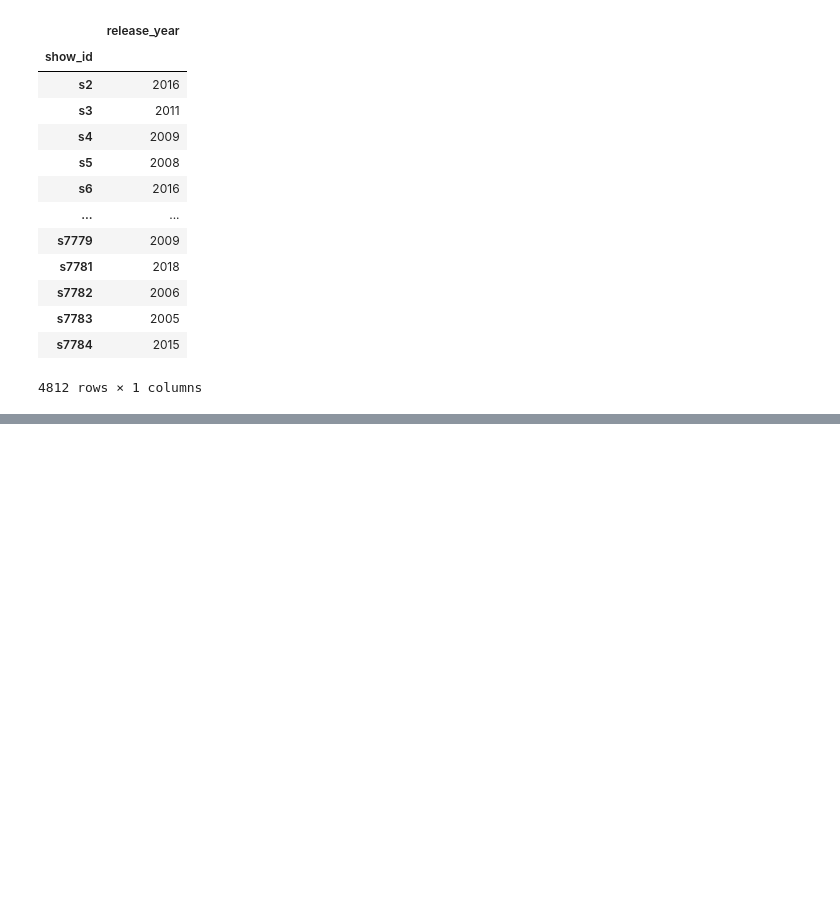
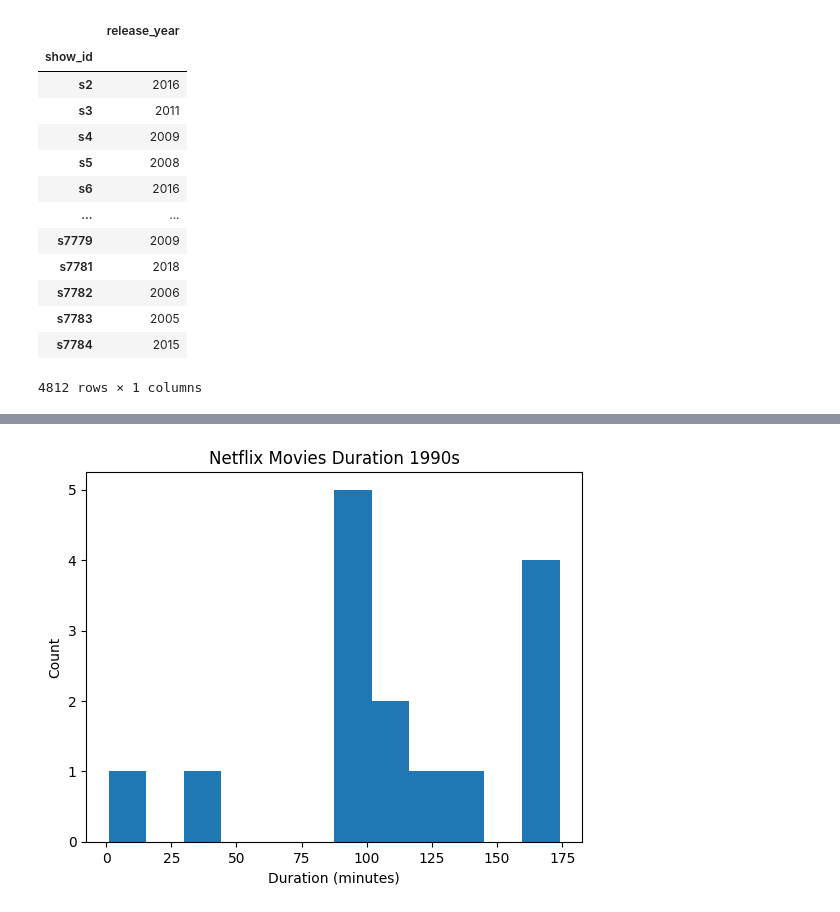
Before and after one commit to engjoaofaro/netflix_case_datacamp, a Jupyter notebook: notebook.ipynb, the cells around one changed output, grey strips where cells are left out. Cells and saved outputs as stored; diff of their text form; code cells hidden in the pictures; blank space fills up the shorter version.

```diff
--- a/notebook.ipynb
+++ b/notebook.ipynb
@@ -108,3 +110,13 @@ movies
 | s7163 | Movie | Total Recall | Paul Verhoeven | Arnold Schwarzenegger, Rachel Tic... | United States | July 1, 2020 | 1990 | 114 | After getting a memory implant, w... | ... |
 | s7208 | Movie | Tremors | Ron Underwood | Kevin Bacon, Fred Ward, Finn Cart... | United States | January 1, 2020 | 1990 | 96 | After a seismologist gets unusual... | ... |
 | s7363 | Movie | Unspeakable Acts | Linda Otto | Jill Clayburgh, Brad Davis, Sam B... | United States | October 1, 2011 | 1990 | 95 | Laurie and Joseph are doctors who... | ... |
+# %%
+# Plot Netflix Movies duration
+plt.hist(movies['duration'], bins=12)
+plt.title("Netflix Movies Duration 1990s")
+plt.xlabel("Duration (minutes)")
+plt.ylabel("Count")
+plt.grid(False)
+plt.show()
+# %% [output]
+[figure, added]
```
Also changed, not shown: parts of 5 cells of this notebook.
